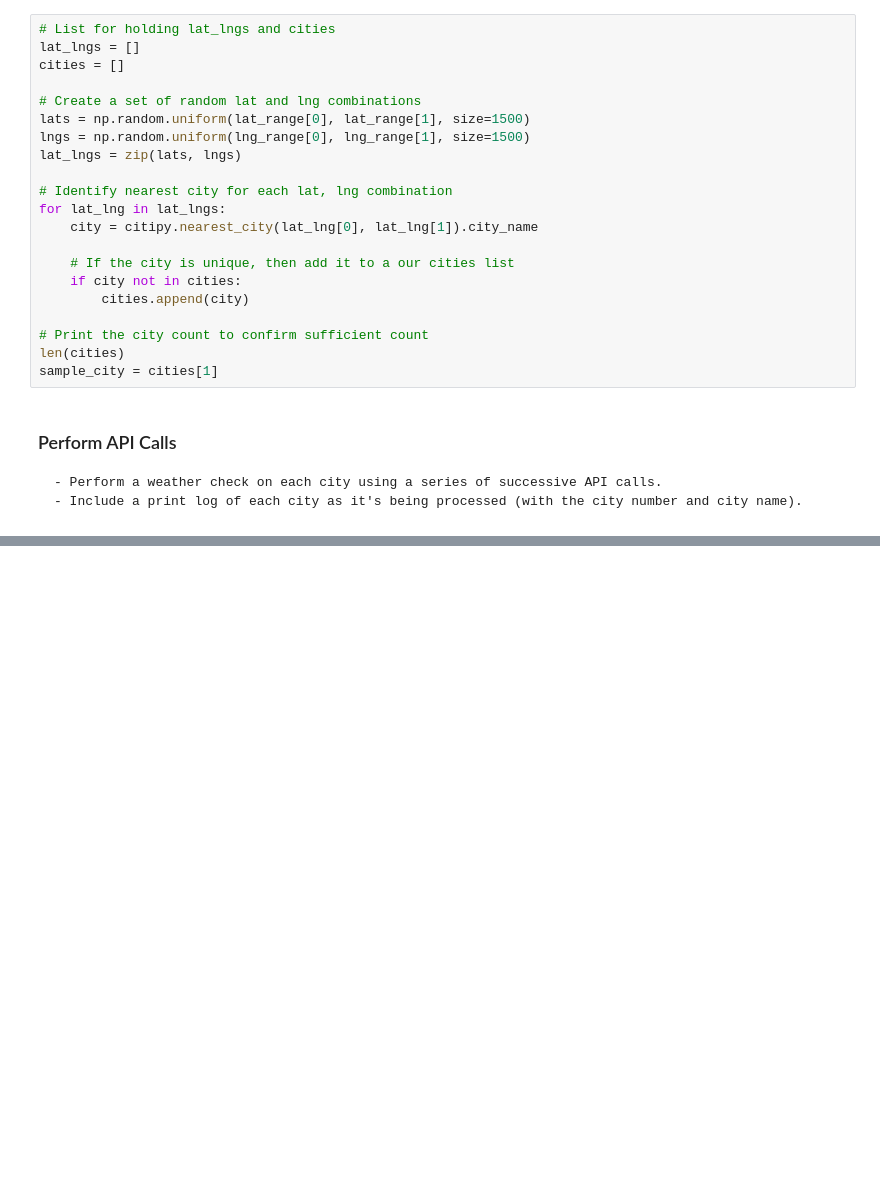
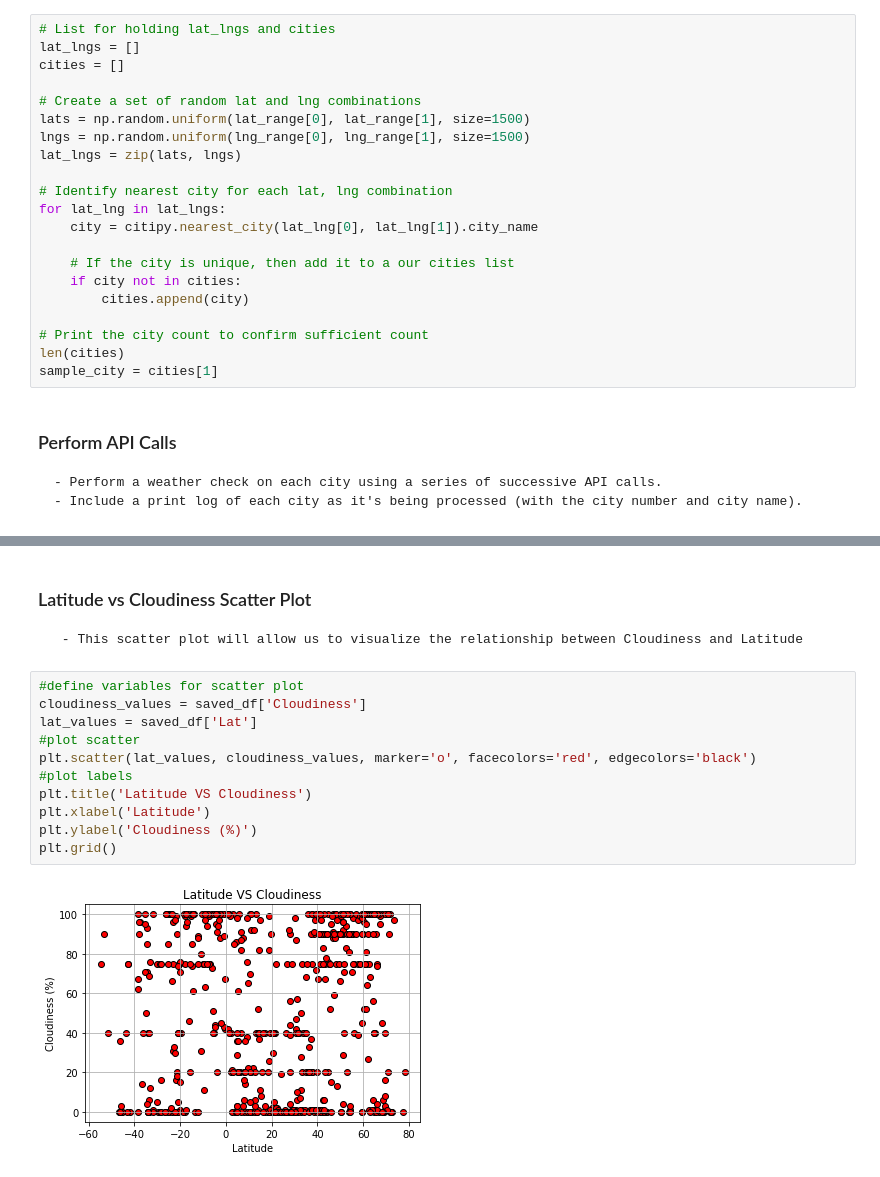
Before and after one commit to williamwall96/python-api-challenge, a Jupyter notebook: WeatherPy/WeatherPy.ipynb, the cells around one changed output, grey strips where cells are left out. Drawn from its saved outputs; the diff is of its cells as text; blank space fills up the shorter version.

```diff
--- a/WeatherPy/WeatherPy.ipynb
+++ b/WeatherPy/WeatherPy.ipynb
@@ -197,0 +211,17 @@ weather_df
+# %% [markdown]
+ ### Latitude vs Cloudiness Scatter Plot
+
+     - This scatter plot will allow us to visualize the relationship between Cloudiness and Latitude
+# %%
+#define variables for scatter plot
+cloudiness_values = saved_df['Cloudiness']
+lat_values = saved_df['Lat']
+#plot scatter
+plt.scatter(lat_values, cloudiness_values, marker='o', facecolors='red', edgecolors='black')
+#plot labels
+plt.title('Latitude VS Cloudiness')
+plt.xlabel('Latitude')
+plt.ylabel('Cloudiness (%)')
+plt.grid()
+# %% [output]
+[figure, added]
```
Also changed, not shown: parts of 32 cells of this notebook, 1 other file.
